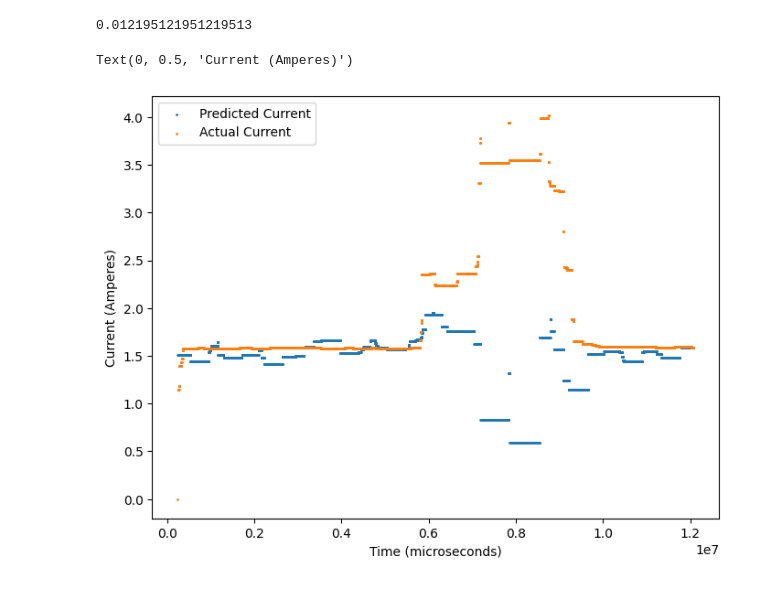
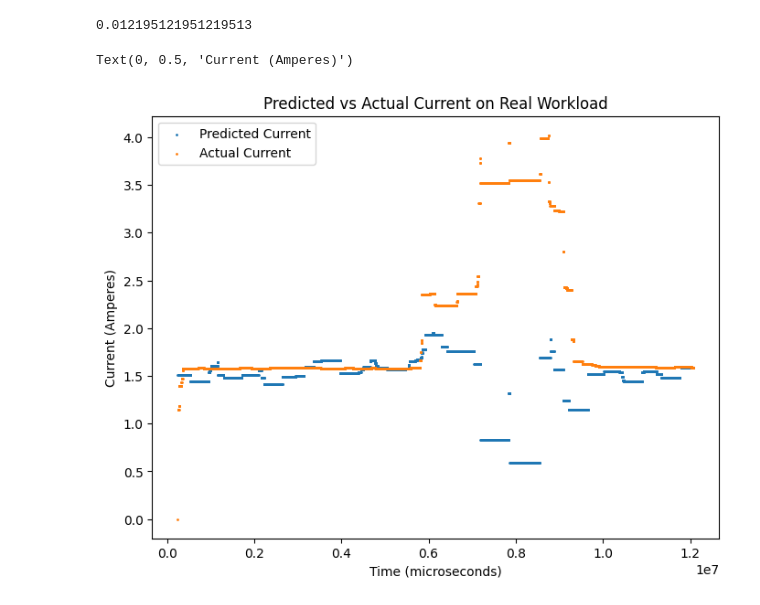
Before and after one commit to radshield/raspi-sel, a Jupyter notebook: analysis/perf_heuristic.ipynb, the cells around one changed output. Saved outputs shown, nothing was run; the diff lists cells and outputs as text; code cells hidden in the pictures.

```diff
--- a/analysis/perf_heuristic.ipynb
+++ b/analysis/perf_heuristic.ipynb
@@ -147,7 +149,7 @@ len(errs)/len(range(1000, latchup_start, 300))
 # %% [output]
 0.012195121951219513
 # %%
-rick_df = pd.read_csv('../results/disk-rick.csv')
+rick_df = pd.read_csv('../results/disk-fft.csv')
 
 rick_df = preprocess_df(rick_df)
 
@@ -165,12 +167,13 @@ rick_df.reset_index(drop=True, inplace=True)
 # %%
 fig = plt.figure(figsize=(8, 6))
 ax = plt.gca()
 
 plt.scatter(rick_df['time'], rick_df['curr_pred_min'], label='predicted', s=1)
 plt.scatter(rick_df['time'], rick_df['curr_filt'], label='actual', s=1)
 plt.legend(['Predicted Current', 'Actual Current'], loc='upper left')
+plt.title('Predicted vs Actual Current on Real Workload')
 ax.set_xlabel("Time (microseconds)")
 ax.set_ylabel("Current (Amperes)")
 # %% [output]
 Text(0, 0.5, 'Current (Amperes)')
-[figure, old version]
+[figure, new version]
```
Also changed, not shown: parts of 1 cell of this notebook.
